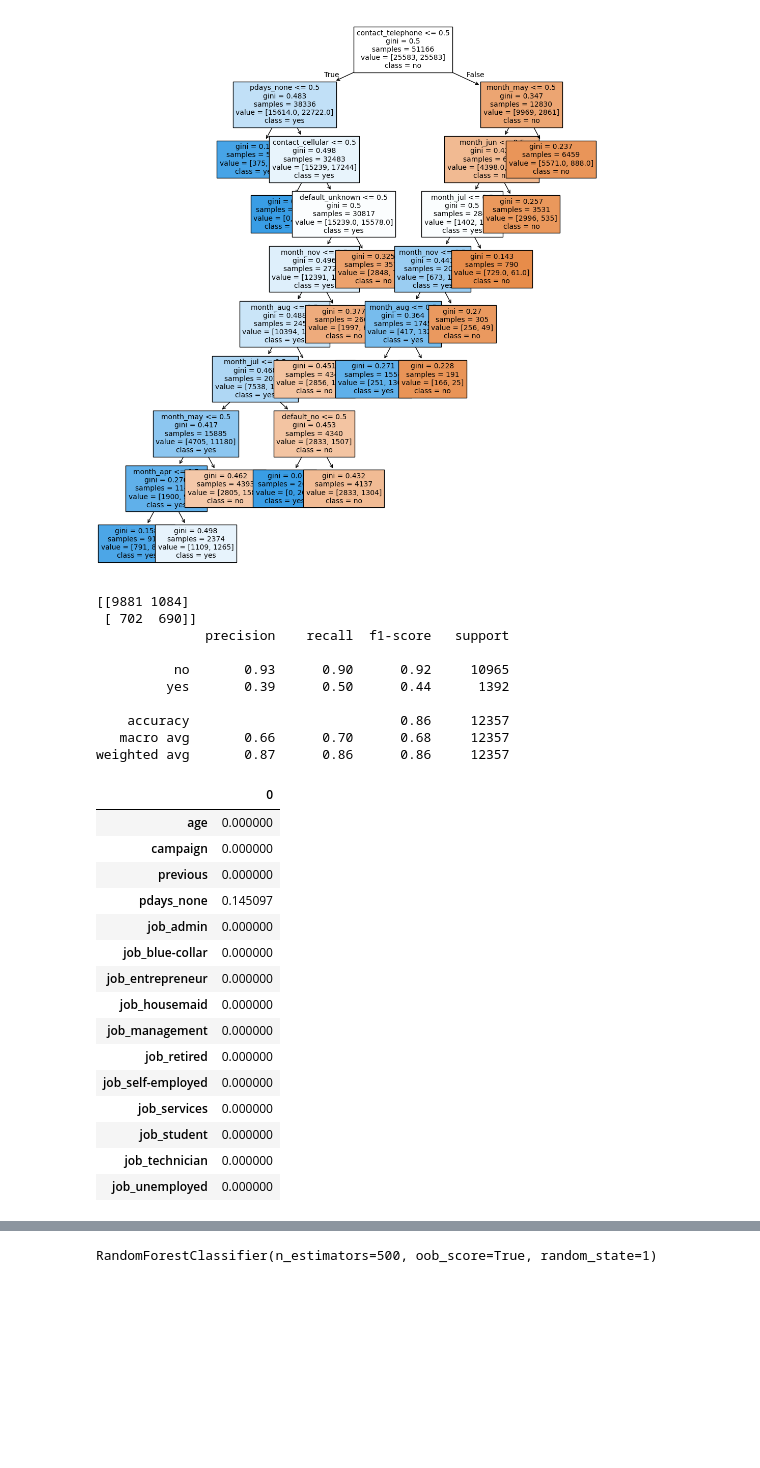
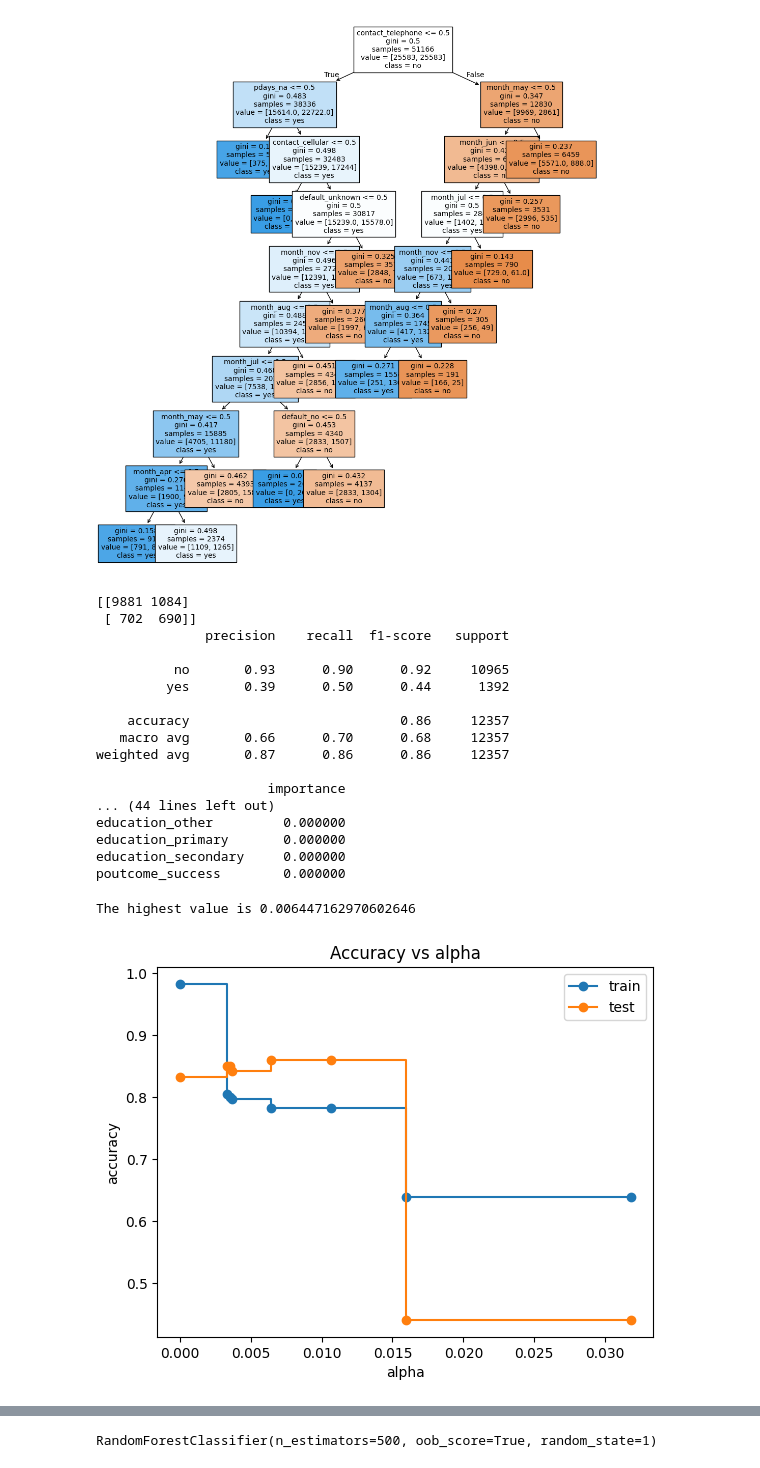
Before and after one commit to mcastro64/Data622, a Jupyter notebook: Assignment2/MC-Assignment2-Exploration-code.ipynb, the cells around one changed output, grey strips where cells are left out. Cells and saved outputs as stored; diff of their text form; code cells hidden in the pictures; blank space fills up the shorter version.

Commit message:
adds CV charts

```diff
--- a/Assignment2/MC-Assignment2-Exploration-code.ipynb
+++ b/Assignment2/MC-Assignment2-Exploration-code.ipynb
@@ -23,7 +23,7 @@ df = banks_ext_df.drop(["day_of_week", "emp.var.rate", "cons.price.idx", "cons.c
 
 # Make varible for prior contact status
 # set pdays null values to NAs
-df["pdays_none"] = (df["pdays"] == 999).astype(int)
+df["pdays_na"] = (df["pdays"] == 999).astype(int)
 df['pdays'] = df['pdays'].replace(999, np.nan)
 # transform pdays to bins, since range 0-27, use 3 bins
 df['pdays'] = pd.qcut(df['pdays'], q=3, labels=[1,2,3])
@@ -144,8 +144,8 @@ from sklearn.metrics import confusion_matrix, classification_report
 print(confusion_matrix(y_test, y_pred))
 print(classification_report(y_test, y_pred))
 
-features = pd.DataFrame(bank_tree.feature_importances_, index = X_train_resampled.columns)
-features.head(15)
+features = pd.DataFrame(bank_tree.feature_importances_, index=X_train_resampled.columns, columns=['importance'])
+print(features.sort_values(by='importance', ascending=False))
 # %% [output]
 [[9881 1084]
  [ 702  690]]
@@ -157,19 +157,44 @@ features.head(15)
     accuracy                           0.86     12357
    macro avg       0.66      0.70      0.68     12357
 weighted avg       0.87      0.86      0.86     12357
+
+                      importance
+... (44 lines left out)
+education_other         0.000000
+education_primary       0.000000
+education_secondary     0.000000
+poutcome_success        0.000000
-|  | 0 |
-| age | 0.000000 |
-| campaign | 0.000000 |
-| previous | 0.000000 |
-| pdays_none | 0.145097 |
-| job_admin | 0.000000 |
-| job_blue-collar | 0.000000 |
-| job_entrepreneur | 0.000000 |
-| job_housemaid | 0.000000 |
-| job_management | 0.000000 |
-| job_retired | 0.000000 |
-| job_self-employed | 0.000000 |
-| job_services | 0.000000 |
-| job_student | 0.000000 |
-| job_technician | 0.000000 |
-| job_unemployed | 0.000000 |
+# %%
+### 2.2 Pruning
+
+#determine values for alphas
+path = bank_tree.cost_complexity_pruning_path(X_train_resampled, y_train_resampled)
+ccp_alphas = path.ccp_alphas
+ccp_alphas = ccp_alphas[:-1]
+
+clf_dts = []
+clf_alphas = []
+# create a decision tree for each alpha value
+for ccp_alpha in ccp_alphas:
+    clf_dt = DecisionTreeClassifier(random_state=0, ccp_alpha=ccp_alpha)
+    clf_dt.fit(X_train_resampled, y_train_resampled)
+    clf_dts.append(clf_dt)
+    clf_alphas.append(ccp_alpha)
+# %%
+# graph tree accuracy
+train_scores = [clf_dt.score(X_train_resampled, y_train_resampled) for clf_dt in clf_dts]
+test_scores = [clf_dt.score(X_test, y_test) for clf_dt in clf_dts]
+best_test_value = max(test_scores)
+best_alpha = clf_alphas[test_scores.index(highest_test_value)]
+print(f"The highest value is {best_alpha}")
+fig, ax = plt.subplots()
+ax.set_xlabel("alpha")
+ax.set_ylabel("accuracy")
+ax.set_title("Accuracy vs alpha")
+ax.plot(ccp_alphas, train_scores, marker='o', label="train", drawstyle="steps-post")
+ax.plot(ccp_alphas, test_scores, marker='o', label="test", drawstyle="steps-post")
+ax.legend()
+plt.show()
+# %% [output]
+The highest value is 0.006447162970602646
+[figure, added]
```
Also changed, not shown: parts of 9 cells of this notebook.
